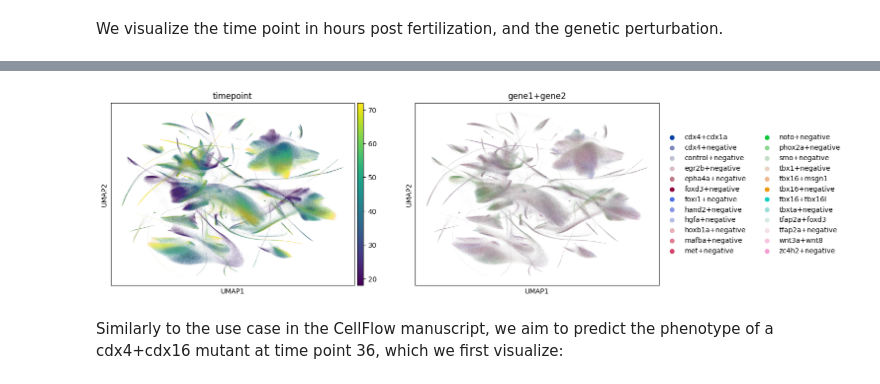
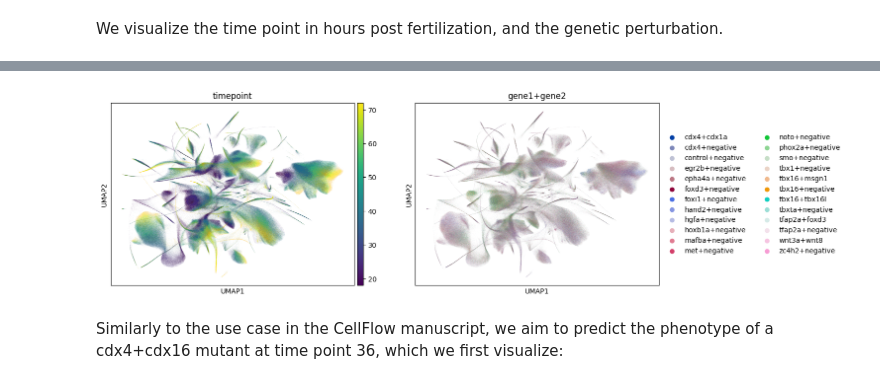
Before and after one commit to theislab/scaling_flow, a Jupyter notebook: docs/notebooks/200_zebrafish.ipynb, the cells around one changed output, grey strips where cells are left out. Cells and saved outputs as stored; diff of their text form; code cells hidden in the pictures.

```diff
--- a/docs/notebooks/200_zebrafish.ipynb
+++ b/docs/notebooks/200_zebrafish.ipynb
@@ -53,7 +53,7 @@ adata.obs.head()
 # %% [markdown]
 We visualize the time point in hours post fertilization, and the genetic perturbation.
 # %%
-rsc.pp.neighbors(adata, use_rep="X_pca")
+rsc.pp.neighbors(adata, use_rep="X_aligned")
 rsc.tl.umap(adata)
 sc.pl.umap(adata, color=["timepoint", "gene1+gene2"])
 # %% [output]
@@ -64,4 +64,4 @@ sc.pl.umap(adata, color=["timepoint", "gene1+gene2"])
-[figure, old version]
+[figure, new version]
 # %% [markdown]
 Similarly to the use case in the CellFlow manuscript, we aim to predict the phenotype of a cdx4+cdx16 mutant at time point 36, which we first visualize:
 # %%
```
Also changed, not shown: parts of 9 cells of this notebook, 1 other file.
